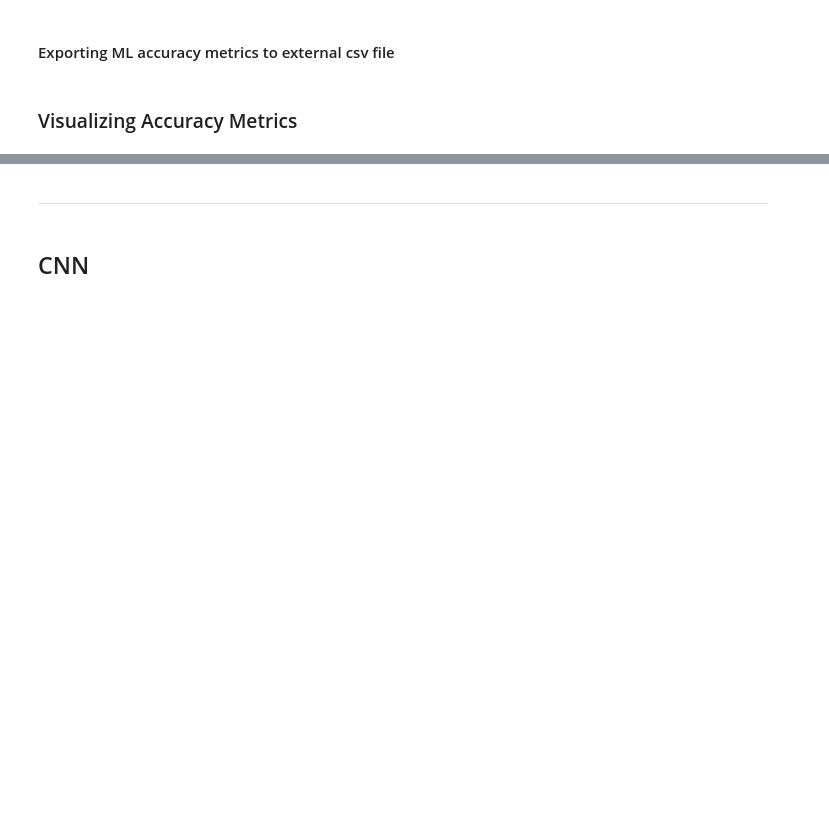
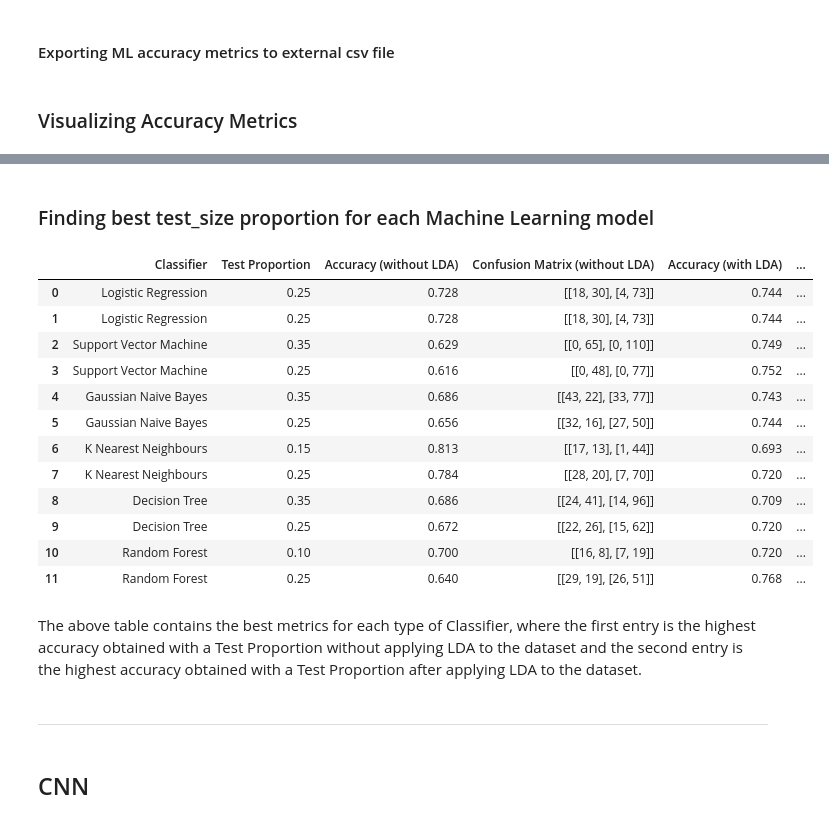
Before and after one commit to alex-ele-xela/Image-Analysis-Project, a Jupyter notebook: Pneumonia Detector/pneumonia_detector.ipynb, the cells around one changed output, grey strips where cells are left out. Cells and saved outputs as stored; diff of their text form; code cells hidden in the pictures; blank space fills up the shorter version.

Commit message:
Finding best ML metrics

```diff
--- a/Pneumonia Detector/pneumonia_detector.ipynb
+++ b/Pneumonia Detector/pneumonia_detector.ipynb
@@ -481,3 +481,35 @@ plt.show()
+# %% [markdown]
+### Finding best test_size proportion for each Machine Learning model
+# %%
+clfs = ["Logistic Regression", "Support Vector Machine", "Gaussian Naive Bayes", "K Nearest Neighbours", "Decision Tree", "Random Forest"]
+acc_types = ["Accuracy (without LDA)", "Accuracy (with LDA)"]
+
+best_indices = []
+ind_counter = 0
+for clf in clfs:
+    for acc_type in acc_types:
+        # Finding index of row with best accuracy
+        index = ml_metrics[ml_metrics.Classifier==clf][acc_type].idxmax()
+        best_indices.append(index)
+
+best_ml_metrics = ml_metrics.loc[best_indices].copy().reset_index(drop=True)
+best_ml_metrics
+# %% [output]
+|  | Classifier | Test Proportion | Accuracy (without LDA) | Confusion Matrix (without LDA) | Accuracy (with LDA) | ... |
+| 0 | Logistic Regression | 0.25 | 0.728 | [[18, 30], [4, 73]] | 0.744 | ... |
+| 1 | Logistic Regression | 0.25 | 0.728 | [[18, 30], [4, 73]] | 0.744 | ... |
+| 2 | Support Vector Machine | 0.35 | 0.629 | [[0, 65], [0, 110]] | 0.749 | ... |
+| 3 | Support Vector Machine | 0.25 | 0.616 | [[0, 48], [0, 77]] | 0.752 | ... |
+| 4 | Gaussian Naive Bayes | 0.35 | 0.686 | [[43, 22], [33, 77]] | 0.743 | ... |
+| 5 | Gaussian Naive Bayes | 0.25 | 0.656 | [[32, 16], [27, 50]] | 0.744 | ... |
+| 6 | K Nearest Neighbours | 0.15 | 0.813 | [[17, 13], [1, 44]] | 0.693 | ... |
+| 7 | K Nearest Neighbours | 0.25 | 0.784 | [[28, 20], [7, 70]] | 0.720 | ... |
+| 8 | Decision Tree | 0.35 | 0.686 | [[24, 41], [14, 96]] | 0.709 | ... |
+| 9 | Decision Tree | 0.25 | 0.672 | [[22, 26], [15, 62]] | 0.720 | ... |
+| 10 | Random Forest | 0.10 | 0.700 | [[16, 8], [7, 19]] | 0.720 | ... |
+| 11 | Random Forest | 0.25 | 0.640 | [[29, 19], [26, 51]] | 0.768 | ... |
+# %% [markdown]
+The above table contains the best metrics for each type of Classifier, where the first entry is the highest accuracy obtained with a Test Proportion without applying LDA to the dataset and the second entry is the highest accuracy obtained with a Test Proportion after applying LDA to the dataset.
 # %% [markdown]
 <hr>
 # %% [markdown]
```
Also changed, not shown: parts of 32 cells of this notebook, 3 other files.
